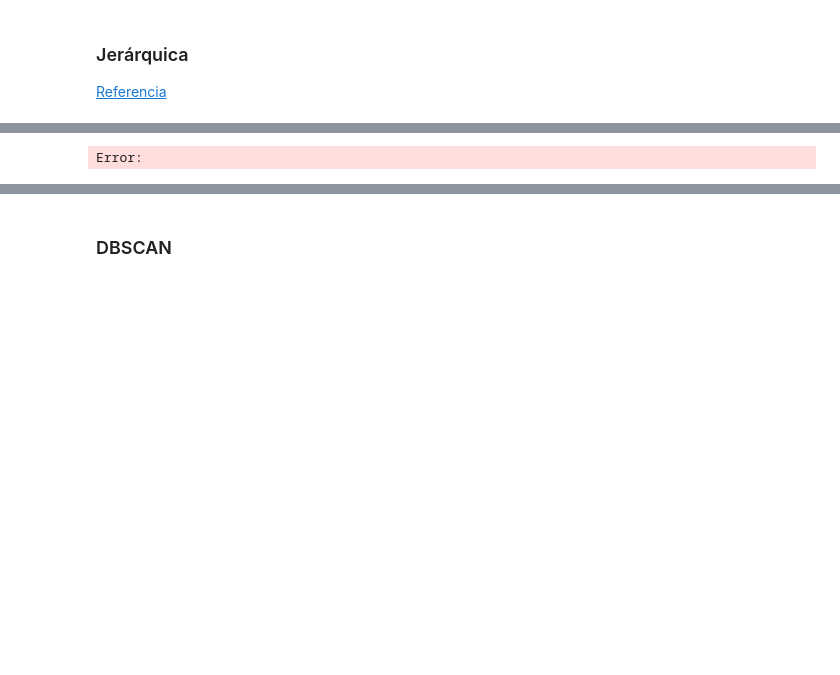
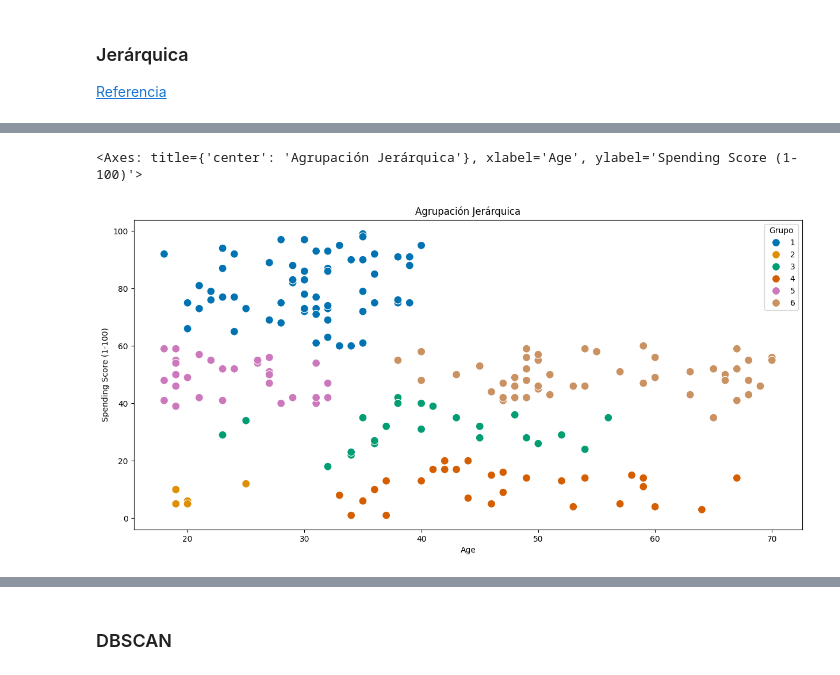
Before and after one commit to jazaineam1/Andes_ADDBD, a Jupyter notebook: Sesion15/15_Aprendizaje_no_supervisado-agrupación.ipynb, the cells around one changed output, grey strips where cells are left out. Drawn from its saved outputs; the diff is of its cells as text; code cells hidden in the pictures; blank space fills up the shorter version.

```diff
--- a/Sesion15/15_Aprendizaje_no_supervisado-agrupación.ipynb
+++ b/Sesion15/15_Aprendizaje_no_supervisado-agrupación.ipynb
@@ -89,7 +88,7 @@ Error:
 # %% [markdown]
 ### Análisis del codo
 # %%
-X1 = df[['Age' , 'Spending Score (1-100)']].iloc[: , :].values
+X1 = df[['Age' , 'Spending Score (1-100)','Annual Income (k$)']].iloc[: , :].values
 inertia = []
 for n in range(1 , 15):
     algorithm = (KMeans(n_clusters = n ,init='k-means++', n_init = 10 ,max_iter=300,
@@ -111,7 +108,7 @@ Error:
 # %%
 ## Después de haber hecho el análisis del codo, nos quedábamos con 4 grupos:
 
-algorithm = (KMeans(n_clusters = 4 ,init='k-means++', n_init = 10 ,max_iter=300,
+algorithm = (KMeans(n_clusters = 5 ,init='k-means++', n_init = 10 ,max_iter=300,
                         tol=0.0001,  random_state= 111  , algorithm='elkan') )
 algorithm.fit(X1)
 labels1 = algorithm.labels_
@@ -120,0 +129,2 @@ Error:
+# %%
+df['Grupo'] = labels1
@@ -140,17 +183,18 @@ Error:
 # %%
 # Use the linkage()
-distance_matrix = linkage(X, method='single', metric='euclidean')
+distance_matrix = linkage(X, method='centroid', metric='euclidean')
 
 # Assign cluster labels
 numero_grupos = 5
 # maxclust: En cuentra la distancia óptima entre dos observaciones para la creación de grupos
-X['Grupo'] = fcluster(distance_matrix, numero_grupos, criterion='maxclust')
+X['Grupo'] = fcluster(distance_matrix, t=20, criterion='distance')
 
 # Plot clusters
 plt.figure(2 , figsize = (15 , 7) )
 plt.title('Agrupación Jerárquica')
 sns.scatterplot(x='Age', y='Spending Score (1-100)', s=100, hue='Grupo', data=X, palette='colorblind')
 # %% [output]
-Error:
+<Axes: title={'center': 'Agrupación Jerárquica'}, xlabel='Age', ylabel='Spending Score (1-100)'>
+[figure, added]
 # %%
 plt.title('Dendograma para 5 grupos')
```
Also changed, not shown: parts of 25 cells of this notebook.
